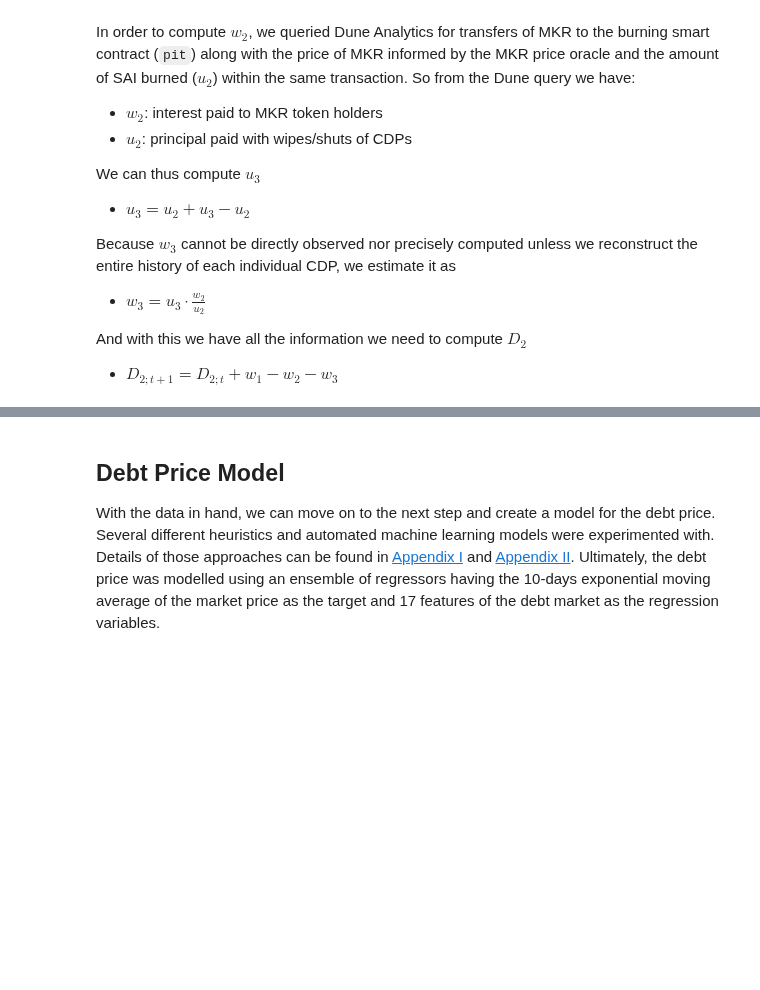
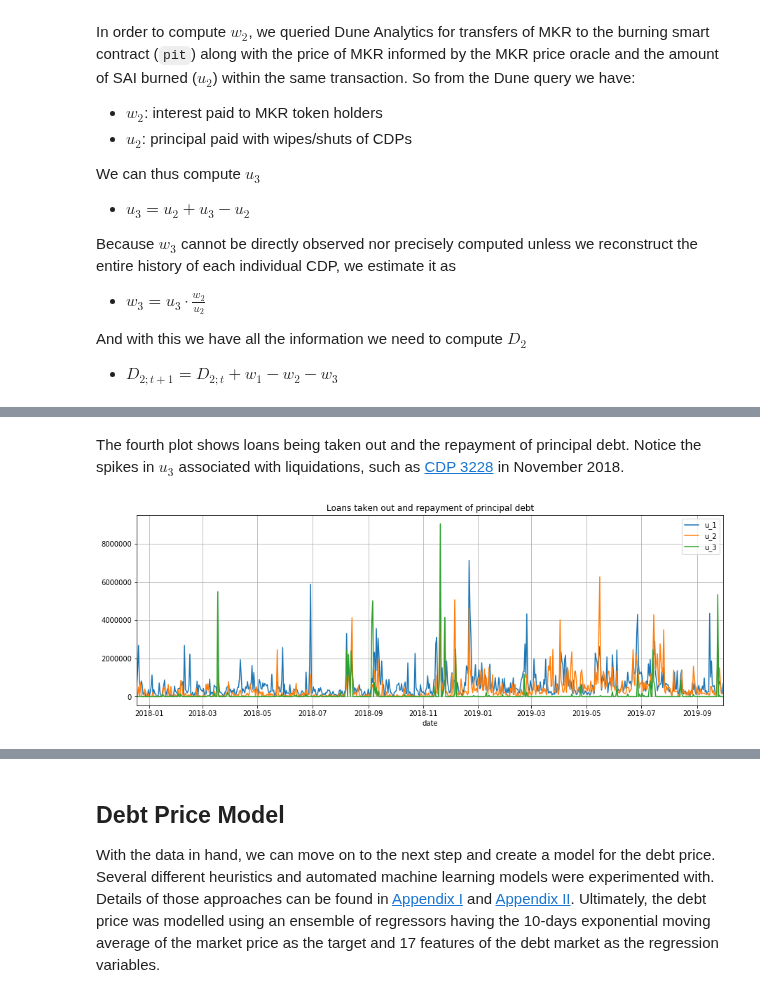
Before and after one commit to reflexer-labs/reflexer-digital-twin, a Jupyter notebook: market_model/_market_model.ipynb, the cells around one changed output, grey strips where cells are left out. Saved outputs shown, nothing was run; the diff lists cells and outputs as text; code cells hidden in the pictures; blank space fills up the shorter version.

```diff
--- a/market_model/_market_model.ipynb
+++ b/market_model/_market_model.ipynb
@@ -259,0 +295,15 @@ plt.tight_layout()
+# %%
+display(Markdown("""
+The fourth plot shows loans being taken out and the repayment of principal debt.
+Notice the spikes in $u_3$ associated with liquidations, such as
+[CDP 3228](https://etherscan.io/tx/0x4933d5982834182e5d84eea8402e334db0ccc9142dbd9b92454671440e8edd8e) in November 2018.
+"""))
+
+debt_market_df.plot(y=['u_1', 'u_2', 'u_3'], grid=True,
+                    title='Loans taken out and repayment of principal debt', figsize=(15,5));
+# %% [output]
+
+The fourth plot shows loans being taken out and the repayment of principal debt.
+Notice the spikes in $u_3$ associated with liquidations, such as
+[CDP 3228](https://etherscan.io/tx/0x4933d5982834182e5d84eea8402e334db0ccc9142dbd9b92454671440e8edd8e) in November 2018.
+[figure, added]
```
Also changed, not shown: parts of 8 cells of this notebook, 3 other files.
